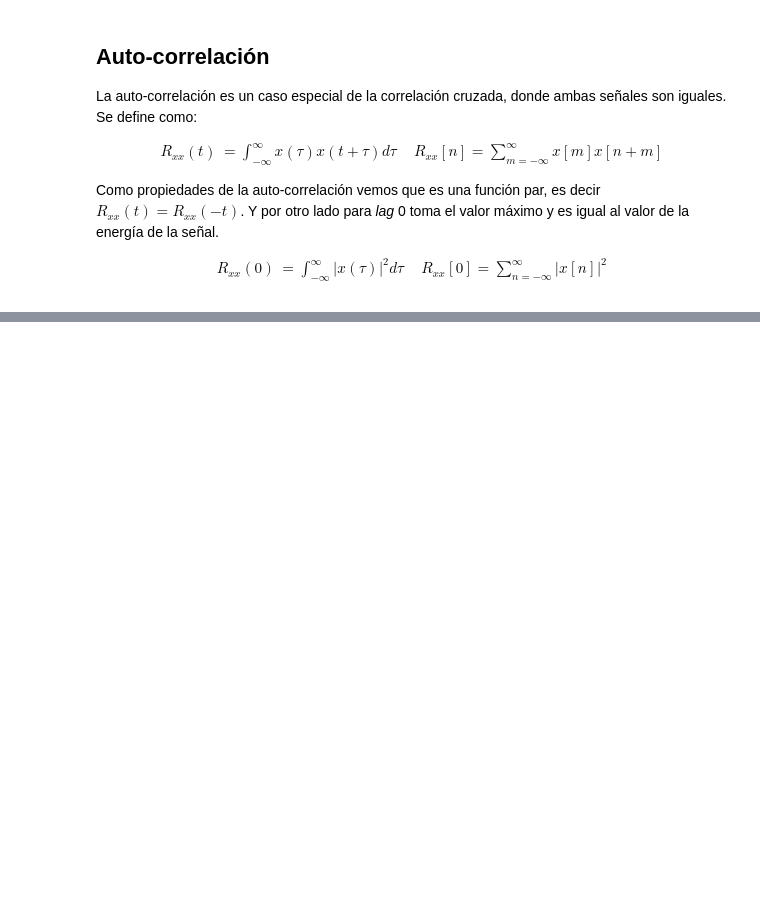
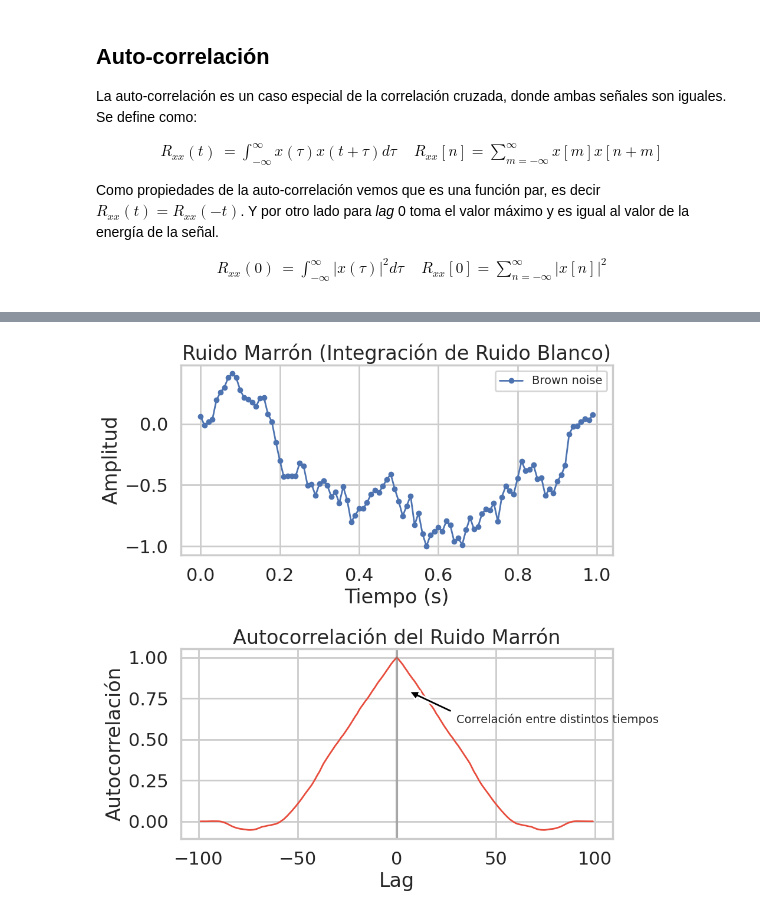
Before and after one commit to habla-liaa/psaha, a Jupyter notebook: _sources/chapters/1/convolucion.ipynb, the cells around one changed output, grey strips where cells are left out. Cells and saved outputs as stored; diff of their text form; code cells hidden in the pictures; blank space fills up the shorter version.

```diff
--- a/_sources/chapters/1/convolucion.ipynb
+++ b/_sources/chapters/1/convolucion.ipynb
@@ -92,0 +224,44 @@ $$
+# %%
+sr = 100
+t = np.arange(0, 100)/sr
+
+# Generate brown noise by cumulative sum of white noise and plot its autocorrelation
+brown_noise = np.cumsum(np.random.normal(0, 0.1, len(t)))  # Brown noise is cumulative sum of white noise
+
+# Normalize brown noise for better visualization
+brown_noise = brown_noise / np.max(np.abs(brown_noise))
+
+# Calculate the autocorrelation of the brown noise
+brown_noise_autocorr = np.correlate(brown_noise, brown_noise, mode='full')
+brown_noise_autocorr = brown_noise_autocorr / np.max(brown_noise_autocorr)  # Normalize
+
+lags = np.arange(-len(brown_noise) + 1, len(brown_noise))
+
+# Create figure with two subplots
+fig3, (ax1, ax2) = plt.subplots(2, 1, figsize=(10, 10))
+
+# Plot brown noise in first subplot
+ax1.plot(t, brown_noise, '.-', label='Brown noise', linewidth=2)
+ax1.set_xlabel('Tiempo (s)')
+ax1.set_ylabel('Amplitud')
+ax1.set_title('Ruido Marrón (Integración de Ruido Blanco)')
+ax1.legend(fontsize=14)
+
+# Plot autocorrelation in second subplot
+ax2.plot(lags, brown_noise_autocorr, color='#E74C3C', linewidth=2)
+ax2.axvline(x=0, color='gray', linestyle='-', alpha=0.5)
+
+# Add annotations
+ax2.annotate('Correlación entre distintos tiempos', xy=(5, 0.8),
+             xytext=(30, 0.6),
+             arrowprops=dict(facecolor='black', shrink=0.05, width=4),
+             fontsize=14)
+
+ax2.set_xlabel('Lag')
+ax2.set_ylabel('Autocorrelación')
+ax2.set_title('Autocorrelación del Ruido Marrón')
+
+plt.tight_layout()
+plt.show()
+# %% [output]
+[figure, added]
```
Also changed, not shown: parts of 2 cells of this notebook, 11 other files.
